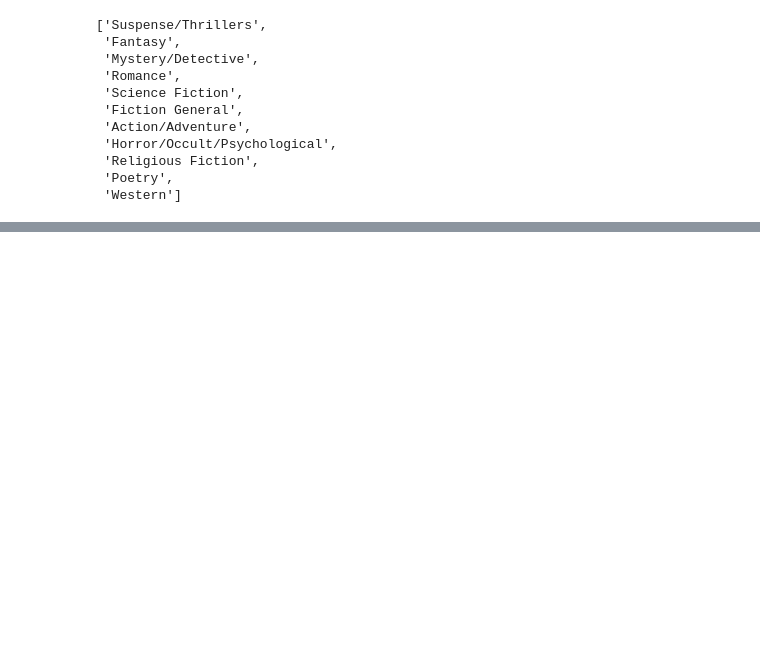
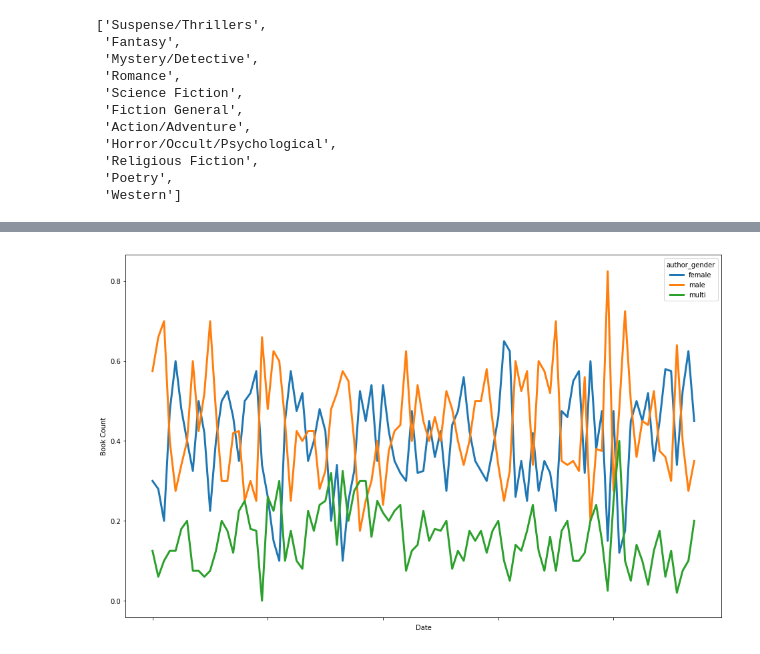
Before and after one commit to krsmith/DS1-Sprint1-Project-NYTimesBooks, a Jupyter notebook: Books_2.ipynb, the cells around one changed output, grey strips where cells are left out. Drawn from its saved outputs; the diff is of its cells as text; code cells hidden in the pictures; blank space fills up the shorter version.

```diff
--- a/Books_2.ipynb
+++ b/Books_2.ipynb
@@ -323,0 +422,3 @@ TypeError: cut() missing 1 required positional argument: 'bins'
+# %%
+gender = pd.crosstab(fiction['yearMonth'], fiction['author_gender'],normalize='index')
+print(gender)
@@ -323,0 +443,9 @@ TypeError: cut() missing 1 required positional argument: 'bins'
+# %%
+fig, ax = plt.subplots()
+gender.plot(figsize=(16,10), ax=ax,linewidth=3)
+#plt.text(1996.75,1.15,s="Who Got To Be On 'The Daily Show'?",fontsize=20,
+#         weight='bold')
+plt.ylabel('Book Count')
+plt.xlabel('Date');
+# %% [output]
+[figure, added]
```
Also changed, not shown: parts of 29 cells of this notebook.
